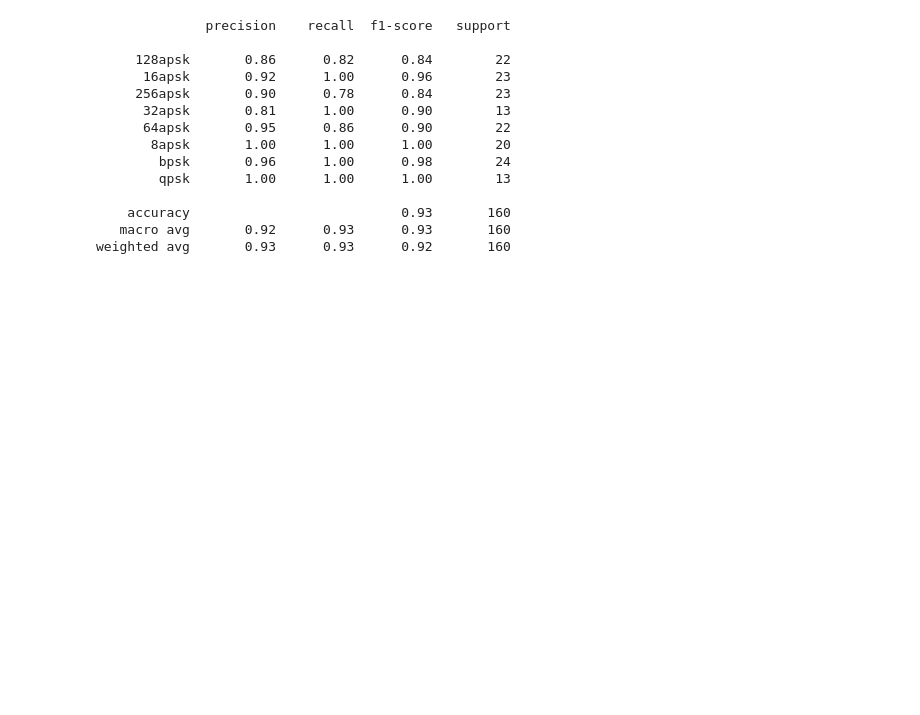
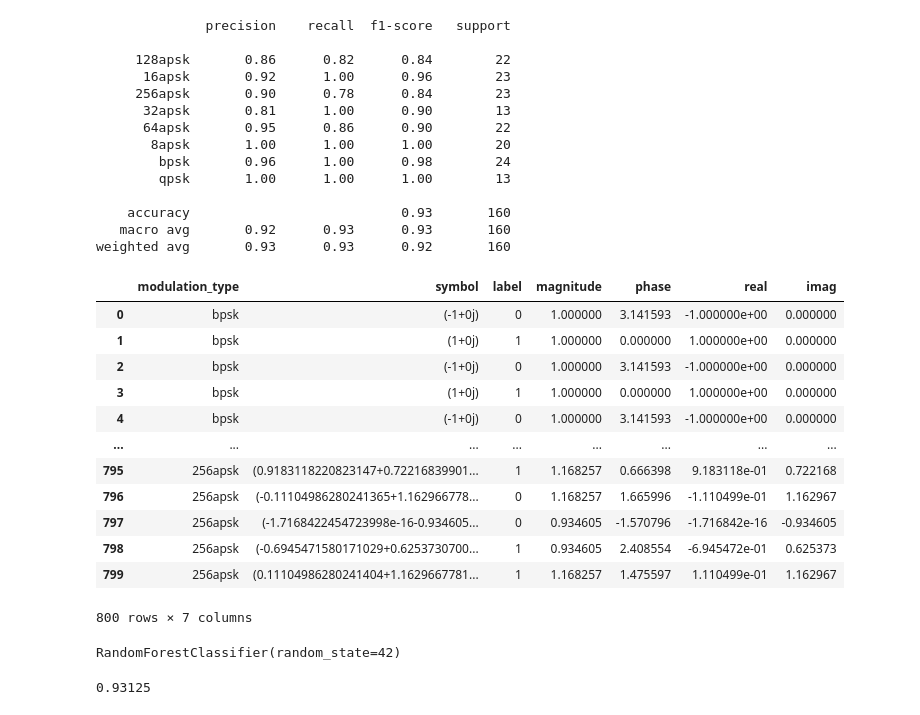
Before and after one commit to ArchedEquation/DVB-S2X-Modulation-Classification, a Jupyter notebook: random_model.ipynb, the cells around one changed output. Cells and saved outputs as stored; diff of their text form; code cells hidden in the pictures; blank space fills up the shorter version.

```diff
--- a/random_model.ipynb
+++ b/random_model.ipynb
@@ -96,3 +96,35 @@ print(classification_report(y_test, y_pred))
     accuracy                           0.93       160
    macro avg       0.92      0.93      0.93       160
 weighted avg       0.93      0.93      0.92       160
+# %%
+df_noise=pd.read_csv("symbol_features_noise.csv")
+df_noise
+# %% [output]
+|  | modulation_type | symbol | label | magnitude | phase | real | imag |
+| 0 | bpsk | (-1+0j) | 0 | 1.000000 | 3.141593 | -1.000000e+00 | 0.000000 |
+| 1 | bpsk | (1+0j) | 1 | 1.000000 | 0.000000 | 1.000000e+00 | 0.000000 |
+| 2 | bpsk | (-1+0j) | 0 | 1.000000 | 3.141593 | -1.000000e+00 | 0.000000 |
+| 3 | bpsk | (1+0j) | 1 | 1.000000 | 0.000000 | 1.000000e+00 | 0.000000 |
+| 4 | bpsk | (-1+0j) | 0 | 1.000000 | 3.141593 | -1.000000e+00 | 0.000000 |
+| ... | ... | ... | ... | ... | ... | ... | ... |
+| 795 | 256apsk | (0.9183118220823147+0.72216839901... | 1 | 1.168257 | 0.666398 | 9.183118e-01 | 0.722168 |
+| 796 | 256apsk | (-0.11104986280241365+1.162966778... | 0 | 1.168257 | 1.665996 | -1.110499e-01 | 1.162967 |
+| 797 | 256apsk | (-1.7168422454723998e-16-0.934605... | 0 | 0.934605 | -1.570796 | -1.716842e-16 | -0.934605 |
+| 798 | 256apsk | (-0.6945471580171029+0.6253730700... | 1 | 0.934605 | 2.408554 | -6.945472e-01 | 0.625373 |
+| 799 | 256apsk | (0.11104986280241404+1.1629667781... | 1 | 1.168257 | 1.475597 | 1.110499e-01 | 1.162967 |
+800 rows × 7 columns
+# %%
+feature_cols = ['magnitude', 'phase', 'real', 'imag','label']
+target_col = 'modulation_type'
+
+X_train, X_test, y_train, y_test = train_test_split(df_noise[feature_cols], df_noise[target_col], test_size=0.2, random_state=42)
+
+clf2 = RandomForestClassifier(n_estimators=100, random_state=42)
+
+clf2.fit(X_train, y_train)
+# %% [output]
+RandomForestClassifier(random_state=42)
+# %%
+clf2.score(X_test,y_test)
+# %% [output]
+0.93125
```
Also changed, not shown: parts of 2 cells of this notebook, 2 other files.
